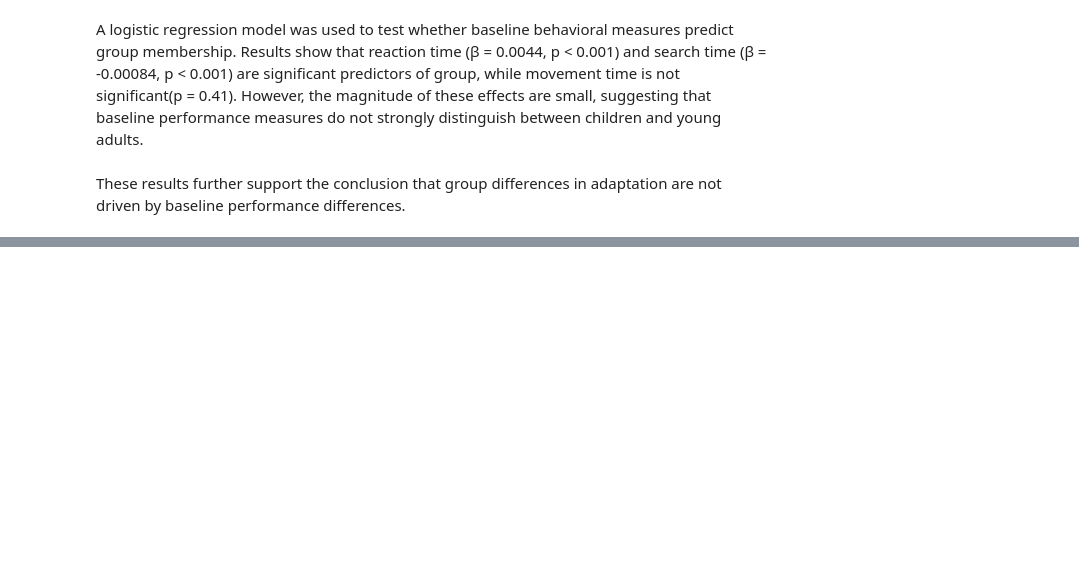
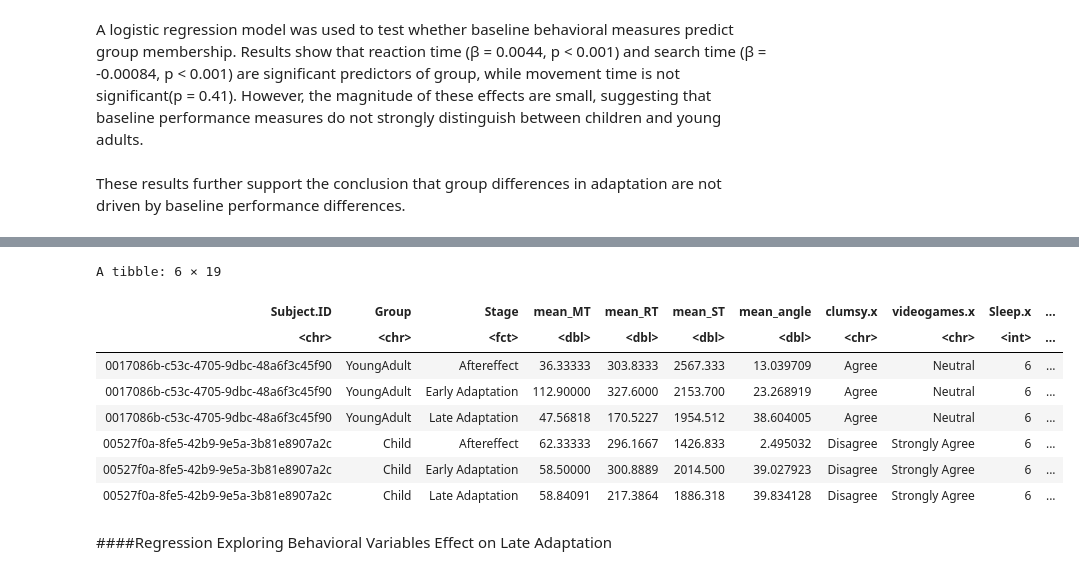
Before and after one commit to scelliot-cpu/Elliott_DSPN_26_FinalProject, a Jupyter notebook: Elliott_DSPN_S26_FinalProject.ipynb, the cells around one changed output, grey strips where cells are left out. Cells and saved outputs as stored; diff of their text form; code cells hidden in the pictures; blank space fills up the shorter version.

```diff
--- a/Elliott_DSPN_S26_FinalProject.ipynb
+++ b/Elliott_DSPN_S26_FinalProject.ipynb
@@ -562,0 +569,21 @@ These results further support the conclusion that group differences in adaptatio
+# %%
+demo_data <- clean_data %>%
+  select(Subject.ID, clumsy, videogames, Sleep, ComputerUsage) %>%
+  distinct()
+
+summary_data <- summary_data %>%
+  left_join(demo_data, by = "Subject.ID")
+
+head(summary_data)
+# %% [output]
+A tibble: 6 × 19
+| Subject.ID | Group | Stage | mean_MT | mean_RT | mean_ST | mean_angle | clumsy.x | videogames.x | Sleep.x | ... |
+| <chr> | <chr> | <fct> | <dbl> | <dbl> | <dbl> | <dbl> | <chr> | <chr> | <int> | ... |
+| 0017086b-c53c-4705-9dbc-48a6f3c45f90 | YoungAdult | Aftereffect | 36.33333 | 303.8333 | 2567.333 | 13.039709 | Agree | Neutral | 6 | ... |
+| 0017086b-c53c-4705-9dbc-48a6f3c45f90 | YoungAdult | Early Adaptation | 112.90000 | 327.6000 | 2153.700 | 23.268919 | Agree | Neutral | 6 | ... |
+| 0017086b-c53c-4705-9dbc-48a6f3c45f90 | YoungAdult | Late Adaptation | 47.56818 | 170.5227 | 1954.512 | 38.604005 | Agree | Neutral | 6 | ... |
+| 00527f0a-8fe5-42b9-9e5a-3b81e8907a2c | Child | Aftereffect | 62.33333 | 296.1667 | 1426.833 | 2.495032 | Disagree | Strongly Agree | 6 | ... |
+| 00527f0a-8fe5-42b9-9e5a-3b81e8907a2c | Child | Early Adaptation | 58.50000 | 300.8889 | 2014.500 | 39.027923 | Disagree | Strongly Agree | 6 | ... |
+| 00527f0a-8fe5-42b9-9e5a-3b81e8907a2c | Child | Late Adaptation | 58.84091 | 217.3864 | 1886.318 | 39.834128 | Disagree | Strongly Agree | 6 | ... |
+# %% [markdown]
+####Regression Exploring Behavioral Variables Effect on Late Adaptation
```
Also changed, not shown: parts of 13 cells of this notebook.
